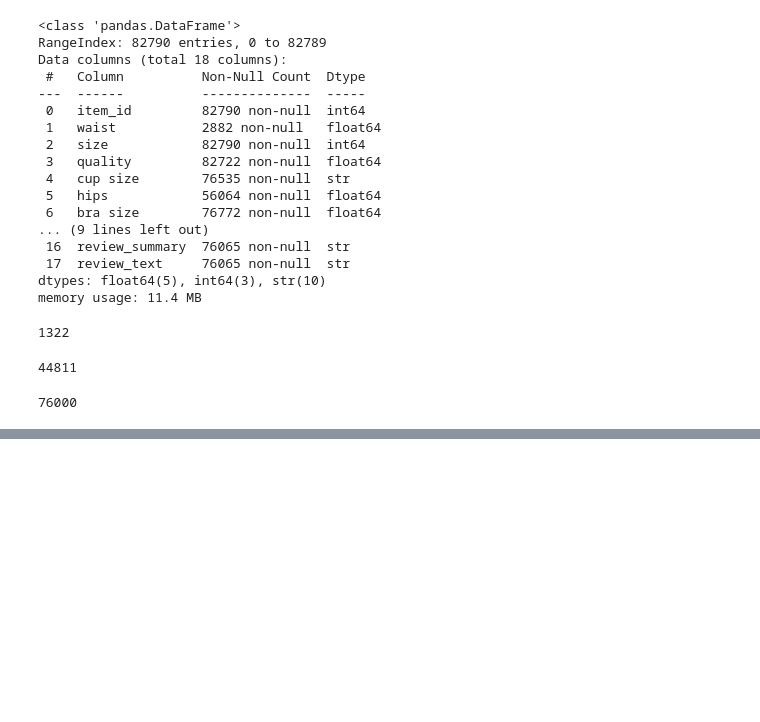
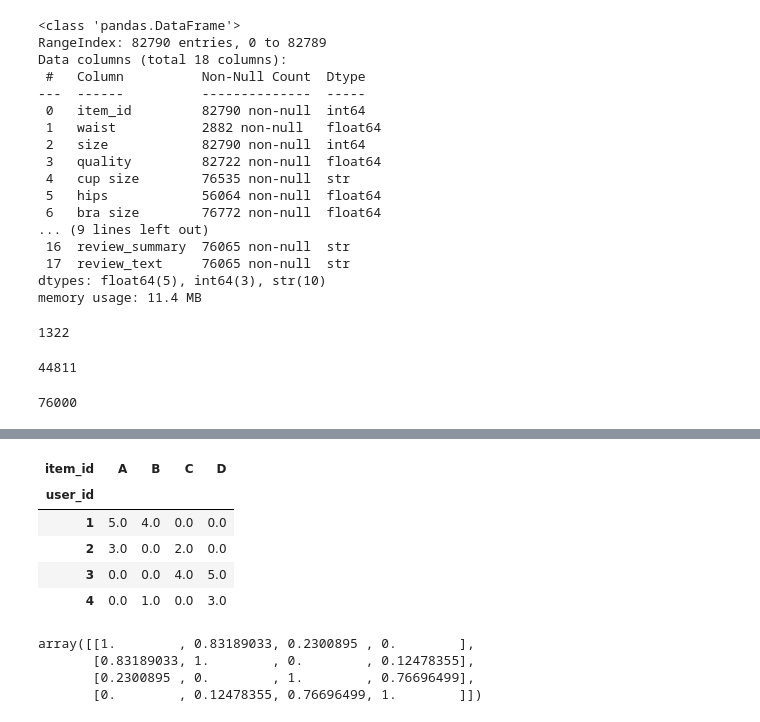
Before and after one commit to pm012/DataScience_sandbox, a Jupyter notebook: notebooks/module7/module7_1.ipynb, the cells around one changed output, grey strips where cells are left out. Drawn from its saved outputs; the diff is of its cells as text; code cells hidden in the pictures; blank space fills up the shorter version.

```diff
--- a/notebooks/module7/module7_1.ipynb
+++ b/notebooks/module7/module7_1.ipynb
@@ -57,0 +368,20 @@ len(df)
+# %%
+# Pivot the DataFrame to create  a user-item matrix
+user_item_matrix = df_sample.pivot_table(index='user_id', columns='item_id', values='rating', fill_value=0)
+user_item_matrix
+# %% [output]
+| item_id | A | B | C | D |
+| user_id |  |  |  |  |
+| 1 | 5.0 | 4.0 | 0.0 | 0.0 |
+| 2 | 3.0 | 0.0 | 2.0 | 0.0 |
+| 3 | 0.0 | 0.0 | 4.0 | 5.0 |
+| 4 | 0.0 | 1.0 | 0.0 | 3.0 |
+# %%
+#Calculate cosine similarity between items
+item_similarity = cosine_similarity(user_item_matrix.T)
+item_similarity
+# %% [output]
+array([[1.        , 0.83189033, 0.2300895 , 0.        ],
+       [0.83189033, 1.        , 0.        , 0.12478355],
+       [0.2300895 , 0.        , 1.        , 0.76696499],
+       [0.        , 0.12478355, 0.76696499, 1.        ]])
```
Also changed, not shown: parts of 23 cells of this notebook, 2 other files.
